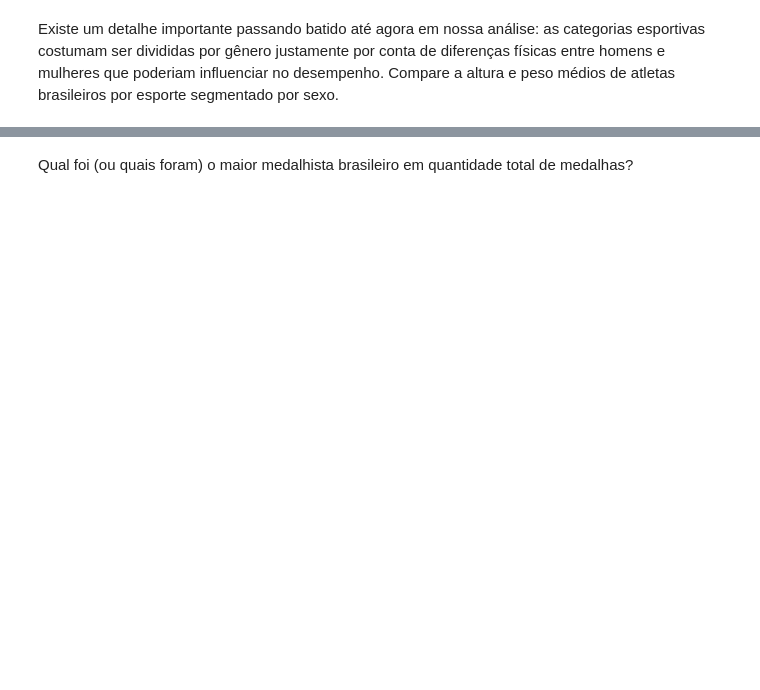
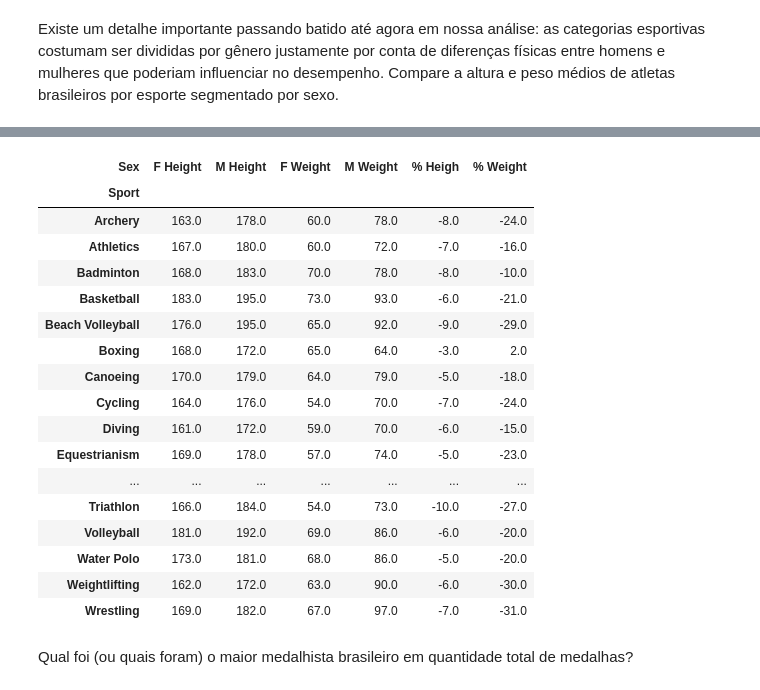
Before and after one commit to pedrobsantana/Projeto-I-Olimpiadas, a Jupyter notebook: Projeto - Pandas.ipynb, the cells around one changed output, grey strips where cells are left out. Saved outputs shown, nothing was run; the diff lists cells and outputs as text; code cells hidden in the pictures; blank space fills up the shorter version.

```diff
--- a/Projeto - Pandas.ipynb
+++ b/Projeto - Pandas.ipynb
@@ -72,0 +71,6 @@ df_atletas_bra
+# %%
+index_name = df_atletas_bra[df_atletas_bra["Season"] == "Winter"].index
+
+df_atletas_bra.drop(index_name, inplace=True)
+
+df_atletas_bra["Season"].value_counts()
@@ -83,2 +199,9 @@ Você ainda possui o dataframe original contendo todos os atletas brasileiros, i
 # %% [markdown]
 Existe um detalhe importante passando batido até agora em nossa análise: as categorias esportivas costumam ser divididas por gênero justamente por conta de diferenças físicas entre homens e mulheres que poderiam influenciar no desempenho. Compare a altura e peso médios de atletas brasileiros por esporte segmentado por sexo.
+# %%
+df_heigth_average_sex = pd.pivot_table(data = df_atletas_bra, index='Sport', columns='Sex', values='Height', aggfunc = "mean")
+df_heigth_average_sex.rename(columns={
+    "F": "F Height",
+    "M": "M Height"
+}, inplace=True)
+df_heigth_average_sex.round()
@@ -84,0 +227,7 @@ Existe um detalhe importante passando batido até agora em nossa análise: as ca
+# %%
+df_weight_average_sex = pd.pivot_table(data = df_atletas_bra, index='Sport', columns='Sex', values='Weight', aggfunc = "mean")
+df_weight_average_sex.rename(columns={
+    "F": "F Weight",
+    "M": "M Weight"
+}, inplace=True)
+df_weight_average_sex.round()
@@ -85,2 +253,26 @@ Existe um detalhe importante passando batido até agora em nossa análise: as ca
+# %%
+df_athletes_comparacao_sex = pd.concat([df_heigth_average_sex, df_weight_average_sex], axis = 1, join =  "inner")
+df_athletes_comparacao_sex["% Heigh"] =  ((df_athletes_comparacao_sex["F Height"]/ df_athletes_comparacao_sex["M Height"])-1)*100
+df_athletes_comparacao_sex["% Weight"] =  ((df_athletes_comparacao_sex["F Weight"]/ df_athletes_comparacao_sex["M Weight"])-1)*100
+df_athletes_comparacao_sex.round()
+# %% [output]
+| Sex | F Height | M Height | F Weight | M Weight | % Heigh | % Weight |
+| Sport |  |  |  |  |  |  |
+| Archery | 163.0 | 178.0 | 60.0 | 78.0 | -8.0 | -24.0 |
+| Athletics | 167.0 | 180.0 | 60.0 | 72.0 | -7.0 | -16.0 |
+| Badminton | 168.0 | 183.0 | 70.0 | 78.0 | -8.0 | -10.0 |
+| Basketball | 183.0 | 195.0 | 73.0 | 93.0 | -6.0 | -21.0 |
+| Beach Volleyball | 176.0 | 195.0 | 65.0 | 92.0 | -9.0 | -29.0 |
+| Boxing | 168.0 | 172.0 | 65.0 | 64.0 | -3.0 | 2.0 |
+| Canoeing | 170.0 | 179.0 | 64.0 | 79.0 | -5.0 | -18.0 |
+| Cycling | 164.0 | 176.0 | 54.0 | 70.0 | -7.0 | -24.0 |
+| Diving | 161.0 | 172.0 | 59.0 | 70.0 | -6.0 | -15.0 |
+| Equestrianism | 169.0 | 178.0 | 57.0 | 74.0 | -5.0 | -23.0 |
+| ... | ... | ... | ... | ... | ... | ... |
+| Triathlon | 166.0 | 184.0 | 54.0 | 73.0 | -10.0 | -27.0 |
+| Volleyball | 181.0 | 192.0 | 69.0 | 86.0 | -6.0 | -20.0 |
+| Water Polo | 173.0 | 181.0 | 68.0 | 86.0 | -5.0 | -20.0 |
+| Weightlifting | 162.0 | 172.0 | 63.0 | 90.0 | -6.0 | -30.0 |
+| Wrestling | 169.0 | 182.0 | 67.0 | 97.0 | -7.0 | -31.0 |
 # %% [markdown]
 Qual foi (ou quais foram) o maior medalhista brasileiro em quantidade total de medalhas?
```
Also changed, not shown: parts of 23 cells of this notebook.
